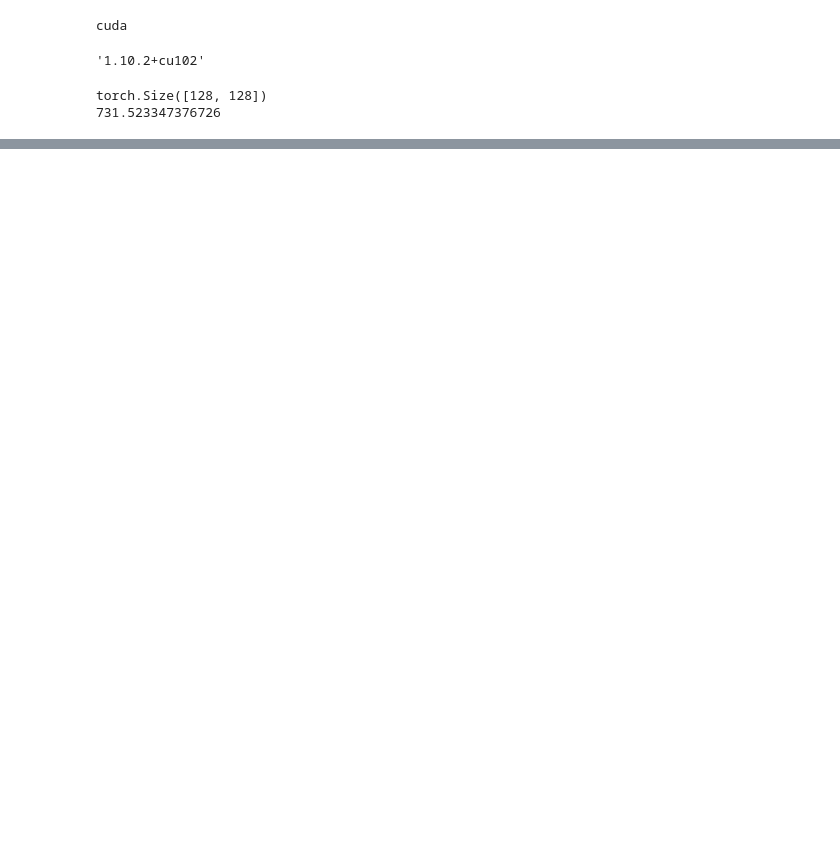
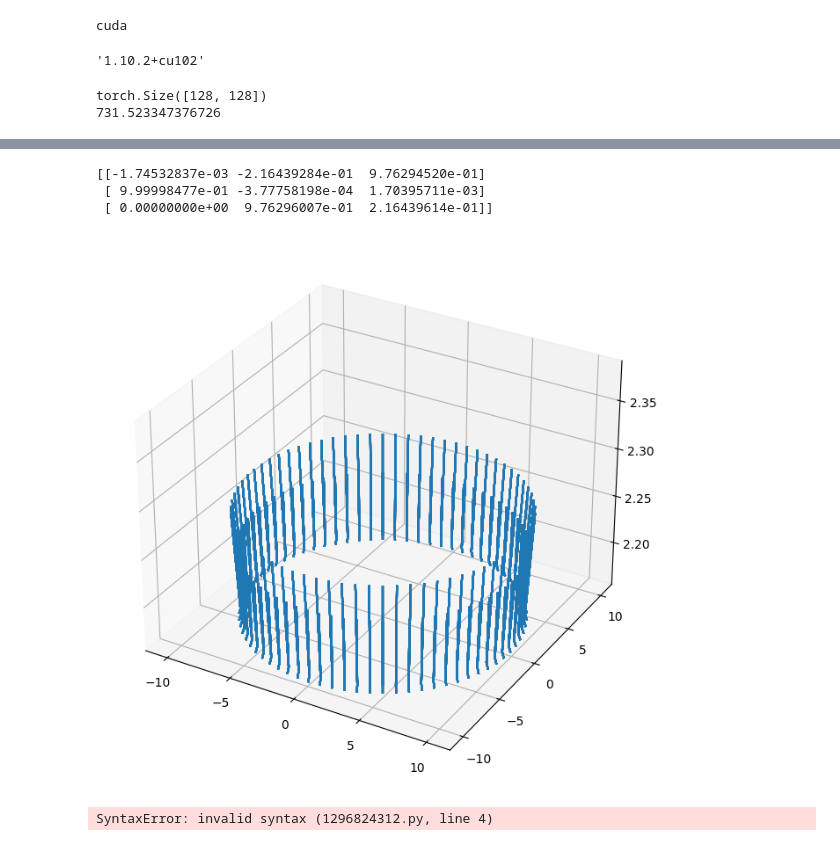
Before and after one commit to alex-pesendorfer/IW2022, a Jupyter notebook: full_pipeline.ipynb, the cells around one changed output, grey strips where cells are left out. Saved outputs shown, nothing was run; the diff lists cells and outputs as text; code cells hidden in the pictures; blank space fills up the shorter version.

```diff
--- a/full_pipeline.ipynb
+++ b/full_pipeline.ipynb
@@ -723,0 +755,4 @@ tensor([[-1.7453e-03, -2.1644e-01,  9.7629e-01,  1.0251e+01],
+# %%
+images = images.numpy()
+poses = poses.numpy()
+focal = np.array(focal)
@@ -723,0 +763,43 @@ tensor([[-1.7453e-03, -2.1644e-01,  9.7629e-01,  1.0251e+01],
+# %%
+print(poses[0][:3, :3])
+dirs = np.stack([np.sum([0, 0, -1] * pose[:3, :3], axis=-1) for pose in poses])
+origins = poses[:, :3, -1]
+
+ax = plt.figure(figsize=(12, 8)).add_subplot(projection='3d')
+_ = ax.quiver(
+  origins[..., 0].flatten(),
+  origins[..., 1].flatten(),
+  origins[..., 2].flatten(),
+  dirs[..., 0].flatten(),
+  dirs[..., 1].flatten(),
+  dirs[..., 2].flatten(), length=0.5, normalize=True)
+plt.show()
+# %% [output]
+[[-1.74532837e-03 -2.16439284e-01  9.76294520e-01]
+ [ 9.99998477e-01 -3.77758198e-04  1.70395711e-03]
+ [ 0.00000000e+00  9.76296007e-01  2.16439614e-01]]
+[figure, added]
+# %%
+# Gather as torch tensors
+images = torch.from_numpy(images[:n_training]).to(device)
+poses = torch.from_numpy(poses.to(device)
+focal = torch.from_numpy(focal.to(device)
+testimg = torch.from_numpy(images[testimg_idx]).to(device)
+testpose = torch.from_numpy(poses[testimg_idx]).to(device)
+
+# Grab rays from sample image
+height, width = images.shape[1:3]
+with torch.no_grad():
+  ray_origin, ray_direction = get_rays(height, width, focal, testpose)
+
+print('Ray Origin')
+print(ray_origin.shape)
+print(ray_origin[height // 2, width // 2, :])
+print('')
+
+print('Ray Direction')
+print(ray_direction.shape)
+print(ray_direction[height // 2, width // 2, :])
+print('')
+# %% [output]
+SyntaxError: invalid syntax (1296824312.py, line 4)
```
Also changed, not shown: parts of 8 cells of this notebook.
